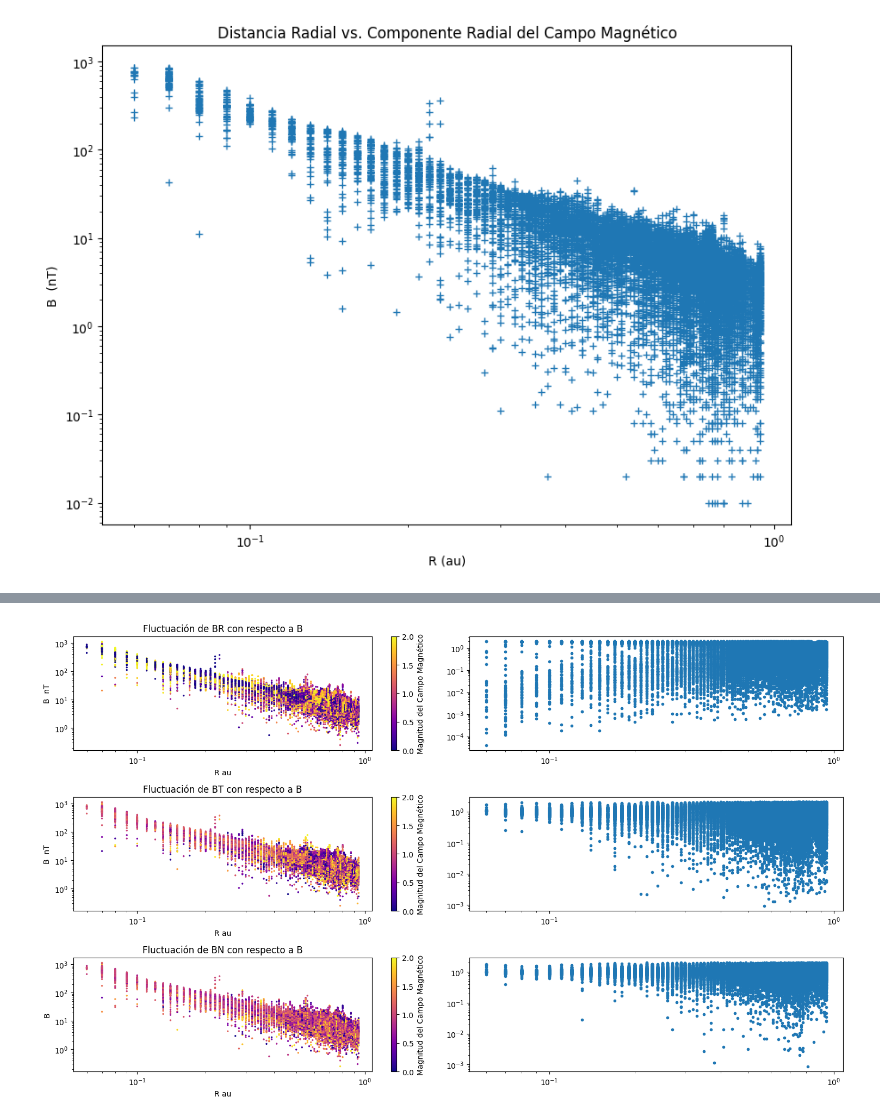
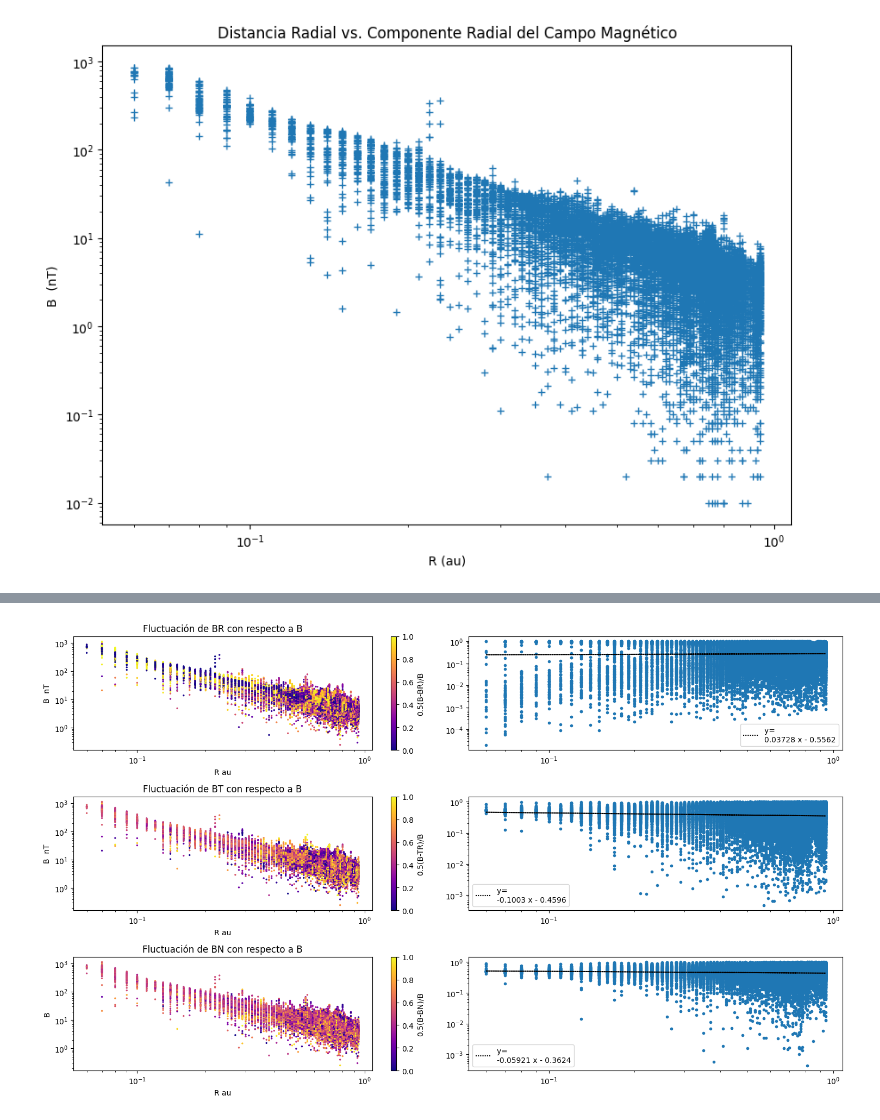
Before and after one commit to MumiolaDev/Investigacion-SSP-, a Jupyter notebook: Codigo Nuevo/VisulizacionDatos.ipynb, the cells around one changed output, grey strips where cells are left out. Saved outputs shown, nothing was run; the diff lists cells and outputs as text; code cells hidden in the pictures.

```diff
--- a/Codigo Nuevo/VisulizacionDatos.ipynb
+++ b/Codigo Nuevo/VisulizacionDatos.ipynb
@@ -11,7 +11,7 @@ import numpy as np
 
 data_keys = ['radialDistance', 'heliographicLatitude', 'heliographicLongitude',
              'BR', 'BT', 'BN', 'B', 'VR', 'VT', 'VN', 'ProtonSpeed', 'flow_theta', 'flow_lon',
-             'protonDensity', 'protonTemp']
+             'protonDensity', 'protonTemp','Epoch']
 
 data = ObtenerDatas(data_keys)
 R = data[0]
@@ -29,6 +29,7 @@ flow_theta = data[11]
 flow_lon= data[12]
 Pdens= data[13]
 Ptemp = data[14]
+epoch = data[15]
 
 
 print(B.size,BR.size)
@@ -176,13 +179,14 @@ plt.show()
 # %%
 
 # Calcula las fluctuaciones de las componentes con respecto a la magnitud total.
-fluct_BR = (B-BR) / B
-fluct_BT = (B-BT) / B
-fluct_BN = (B-BN) / B
+fluct_BR = 0.5*(B-BR) / B
+fluct_BT = 0.5*(B-BT) / B
+fluct_BN = 0.5*(B-BN) / B
+# Crea gráficos de las fluctuaciones en disposición vertical.
+fig, axes = plt.subplots(3, 2, figsize=(15, 9))  # 3 filas, 2 columna.
 
-# Crea gráficos de las fluctuaciones en disposición vertical.
-fig, axes = plt.subplots(3, 2, figsize=(15, 9))  # 3 filas, 1 columna.
-
+####################################################################################
+####################################################################################
 # Gráfico de las fluctuaciones de BR con respecto a B.
 sc1 = axes[0][0].scatter(R, B, c=fluct_BR ,cmap='plasma',s=2)
 axes[0][0].set_xlabel('R au')
@@ -190,12 +194,32 @@ axes[0][0].set_ylabel('B  nT')
 axes[0][0].set_title('Fluctuación de BR con respecto a B')
 axes[0][0].set_xscale('log')
 axes[0][0].set_yscale('log')
-plt.colorbar(sc1, ax=axes[0][0], label='Magnitud del Campo Magnético')
+plt.colorbar(sc1, ax=axes[0][0], label='0.5(B-BR)/B')
+
+## Fiteo de la recta
+valid_indices = np.where(~np.isnan(R) & ~np.isnan(fluct_BR))
+valid_R = R[valid_indices]
+valid_fluct_BR = fluct_BR[valid_indices]
+valid_indices = np.where(valid_fluct_BR != 0)
+valid_R = valid_R[valid_indices]
+valid_fluct_BR = valid_fluct_BR[valid_indices]
+logx = np.log10(valid_R)
+logy = np.log10(valid_fluct_BR)
+coeffs = np.polyfit(logx,logy,deg=1)
+poly = np.poly1d(coeffs)
+print(poly)
+def yfit(x):
+    return np.power(10, poly(np.log10(x)))
 
 axes[0][1].plot(R,fluct_BR, '.')
+axes[0][1].plot(valid_R,yfit(valid_R),linestyle=(0, (1, 1)), c='black', label='y= '+str(poly))
 axes[0][1].set_xscale('log')
 axes[0][1].set_yscale('log')
+axes[0][1].legend()
 
+
+####################################################################################
+####################################################################################
 # Gráfico de las fluctuaciones de BT con respecto a B.
 sc2 = axes[1][0].scatter(R,B, c= fluct_BT, cmap='plasma',s=2)
 axes[1][0].set_xlabel('R au')
@@ -203,13 +227,31 @@ axes[1][0].set_ylabel('B  nT')
 axes[1][0].set_title('Fluctuación de BT con respecto a B')
 axes[1][0].set_xscale('log')
 axes[1][0].set_yscale('log')
-plt.colorbar(sc2, ax=axes[1][0], label='Magnitud del Campo Magnético')
+plt.colorbar(sc2, ax=axes[1][0], label='0.5(B-TR)/B')
+
+## Fiteo de la recta
+valid_indices = np.where(~np.isnan(R) & ~np.isnan(fluct_BT))
+valid_R = R[valid_indices]
+valid_fluct_BT = fluct_BT[valid_indices]
+valid_indices = np.where(valid_fluct_BT != 0)
+valid_R = valid_R[valid_indices]
+valid_fluct_BT = valid_fluct_BT[valid_indices]
+logx = np.log10(valid_R)
+logy = np.log10(valid_fluct_BT)
+coeffs = np.polyfit(logx,logy,deg=1)
+poly = np.poly1d(coeffs)
+print(poly)
+def yfit(x):
+    return np.power(10, poly(np.log10(x)))
 
 axes[1][1].plot(R,fluct_BT, '.')
+axes[1][1].plot(valid_R,yfit(valid_R),linestyle=(0, (1, 1)), c='black', label='y= '+str(poly))
 axes[1][1].set_xscale('log')
 axes[1][1].set_yscale('log')
+axes[1][1].legend()
 
-
+####################################################################################
+####################################################################################
 # Gráfico de las fluctuaciones de BN con respecto a B.
 sc3 = axes[2][0].scatter(R, B, c= fluct_BN,cmap='plasma',s=2)
 axes[2][0].set_xlabel('R au')
@@ -217,15 +259,30 @@ axes[2][0].set_ylabel('B')
 axes[2][0].set_title('Fluctuación de BN con respecto a B')
 axes[2][0].set_xscale('log')
 axes[2][0].set_yscale('log')
-plt.colorbar(sc3, ax=axes[2][0], label='Magnitud del Campo Magnético')
+plt.colorbar(sc3, ax=axes[2][0], label='0.5(B-BN)/B')
+
+## Fiteo de la recta
+valid_indices = np.where(~np.isnan(R) & ~np.isnan(fluct_BN))
+valid_R = R[valid_indices]
+valid_fluct_BN = fluct_BN[valid_indices]
+valid_indices = np.where(valid_fluct_BN != 0)
+valid_R = valid_R[valid_indices]
+valid_fluct_BN = valid_fluct_BN[valid_indices]
+logx = np.log10(valid_R)
+logy = np.log10(valid_fluct_BN)
+coeffs = np.polyfit(logx,logy,deg=1)
+poly = np.poly1d(coeffs)
+print(poly)
+def yfit(x):
+    return np.power(10, poly(np.log10(x)))
+
 
 axes[2][1].plot(R,fluct_BN, '.')
+axes[2][1].plot(valid_R,yfit(valid_R),linestyle=(0, (1, 1)), c='black', label='y= '+str(poly))
 axes[2][1].set_xscale('log')
 axes[2][1].set_yscale('log')
+axes[2][1].legend()
 
-
-# Ajusta los espacios entre gráficos.
 plt.tight_layout()
-# Muestra los gráficos.
 plt.show()
 # %% [output]
@@ -232 +294 @@ plt.show()
-[figure, old version]
+[figure, new version]
```
Also changed, not shown: parts of 7 cells of this notebook, 2 other files.
